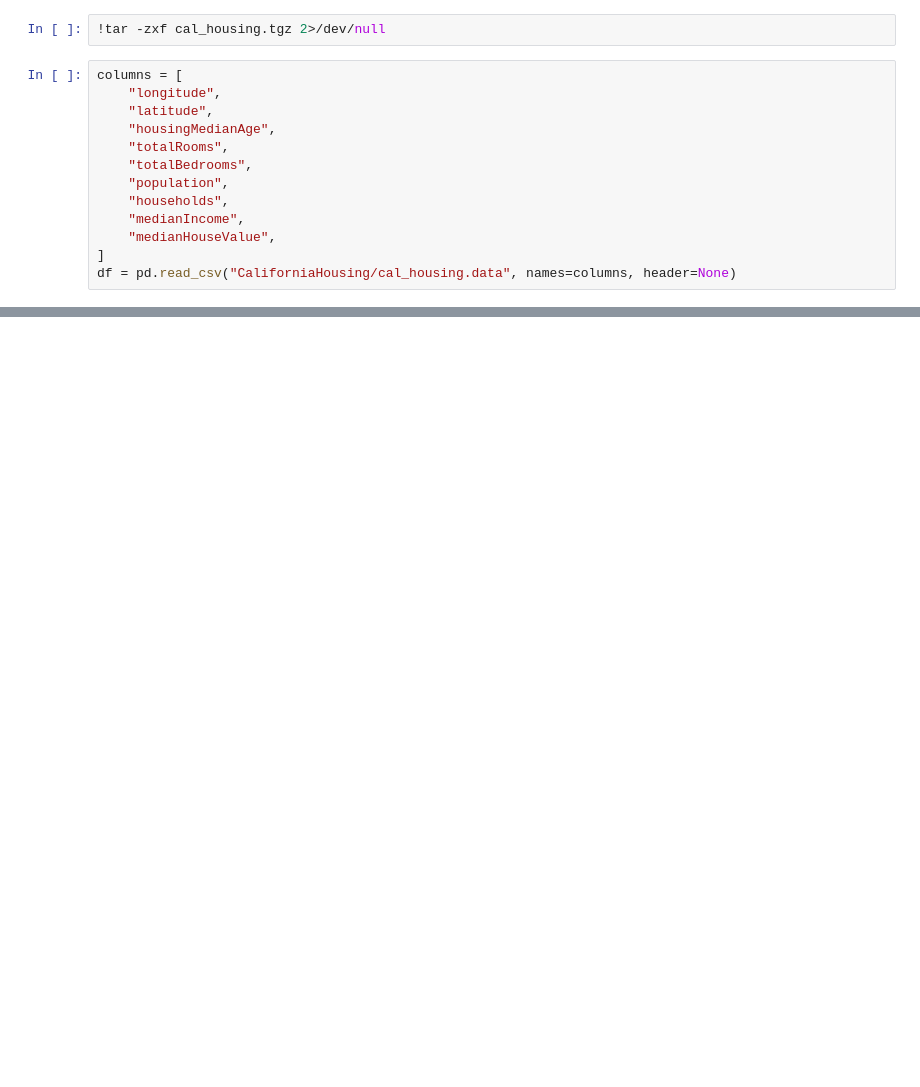
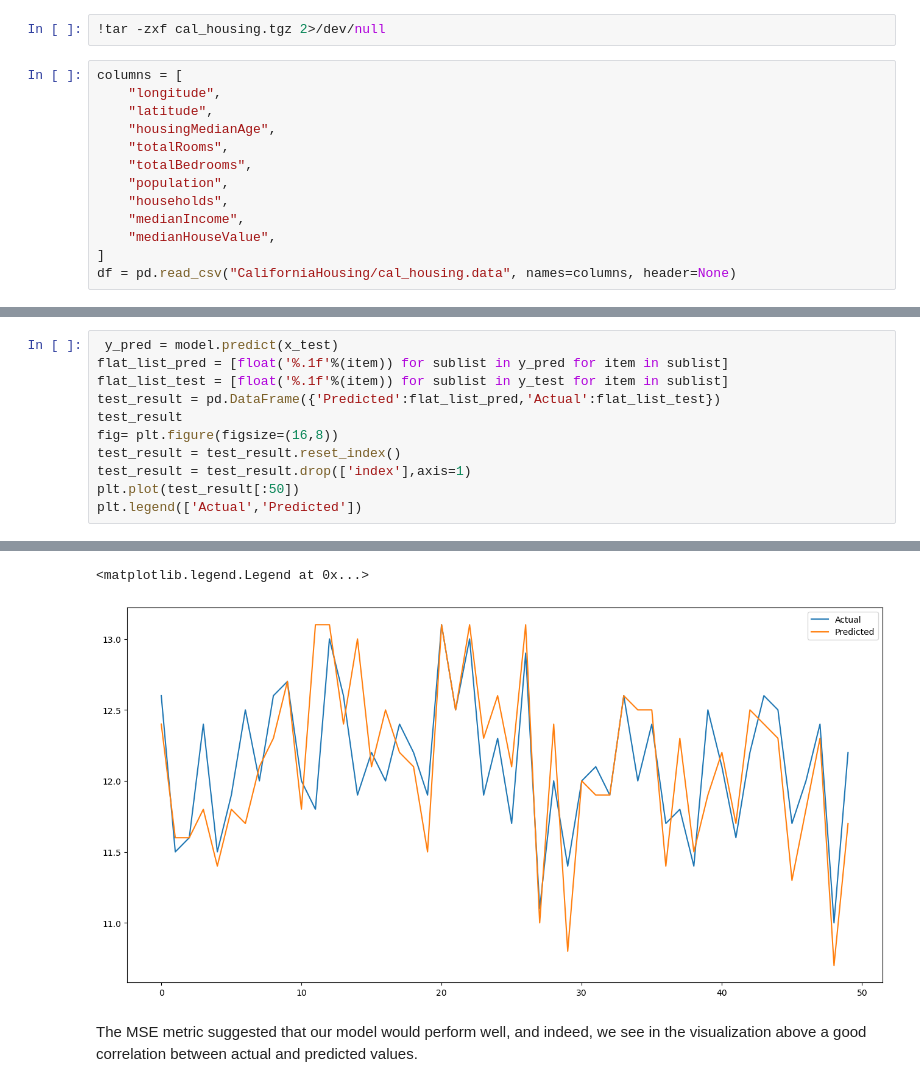
Before and after one commit to aws-samples/amazon-sagemaker-mlops-workshop, a Jupyter notebook: labs/01_initial_notebook/01_initial_notebook.ipynb, the cells around one changed output, grey strips where cells are left out. Saved outputs shown, nothing was run; the diff lists cells and outputs as text; blank space fills up the shorter version.

```diff
--- a/labs/01_initial_notebook/01_initial_notebook.ipynb
+++ b/labs/01_initial_notebook/01_initial_notebook.ipynb
@@ -267,0 +388,12 @@ print("\nTest MSE :", scores)
+# %%
+ y_pred = model.predict(x_test)
+flat_list_pred = [float('%.1f'%(item)) for sublist in y_pred for item in sublist]
+flat_list_test = [float('%.1f'%(item)) for sublist in y_test for item in sublist]
+test_result = pd.DataFrame({'Predicted':flat_list_pred,'Actual':flat_list_test})
+test_result
+fig= plt.figure(figsize=(16,8))
+test_result = test_result.reset_index()
+test_result = test_result.drop(['index'],axis=1)
+plt.plot(test_result[:50])
+plt.legend(['Actual','Predicted'])
+# %% [output]
@@ -267,0 +401,4 @@ print("\nTest MSE :", scores)
+<matplotlib.legend.Legend at 0x...>
+[figure, added]
+# %% [markdown]
+The MSE metric suggested that our model would perform well, and indeed, we see in the visualization above a good correlation between actual and predicted values.
```
Also changed, not shown: parts of 53 cells of this notebook.
